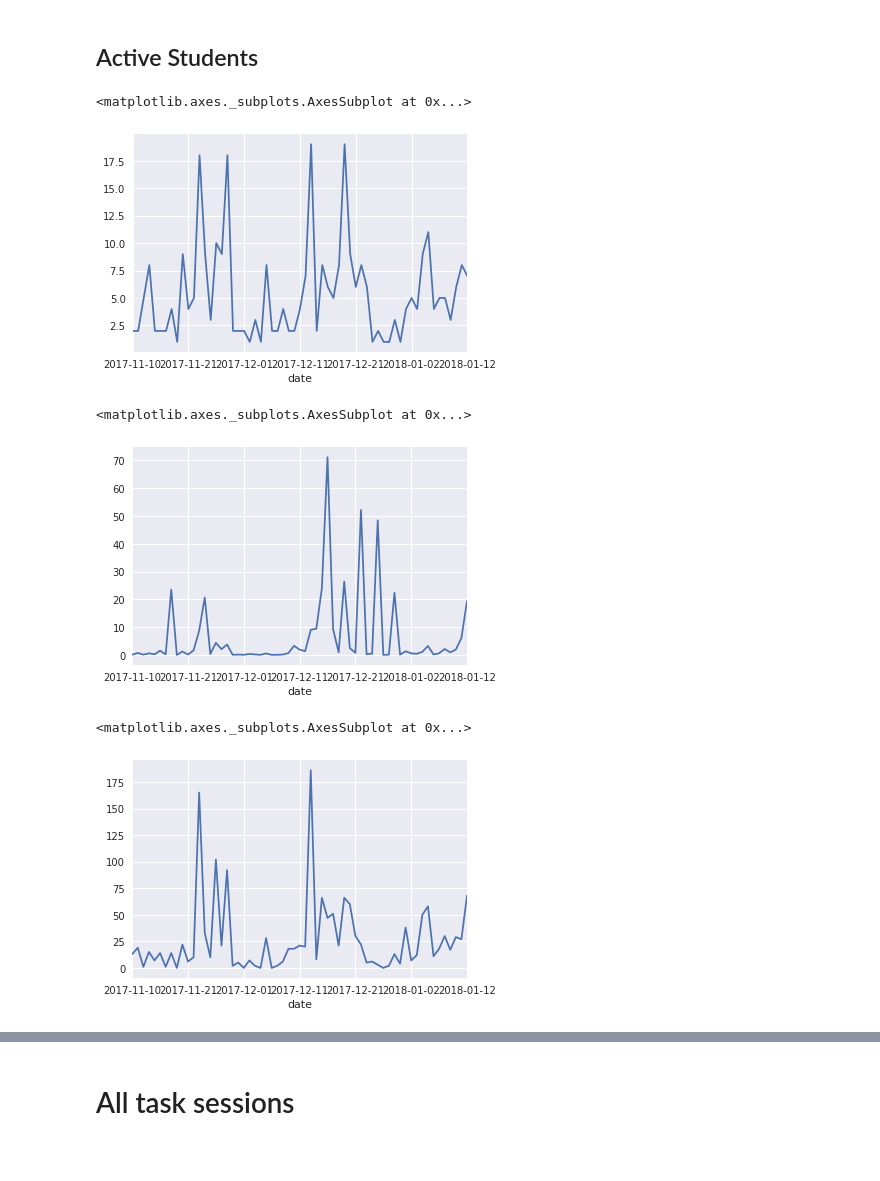
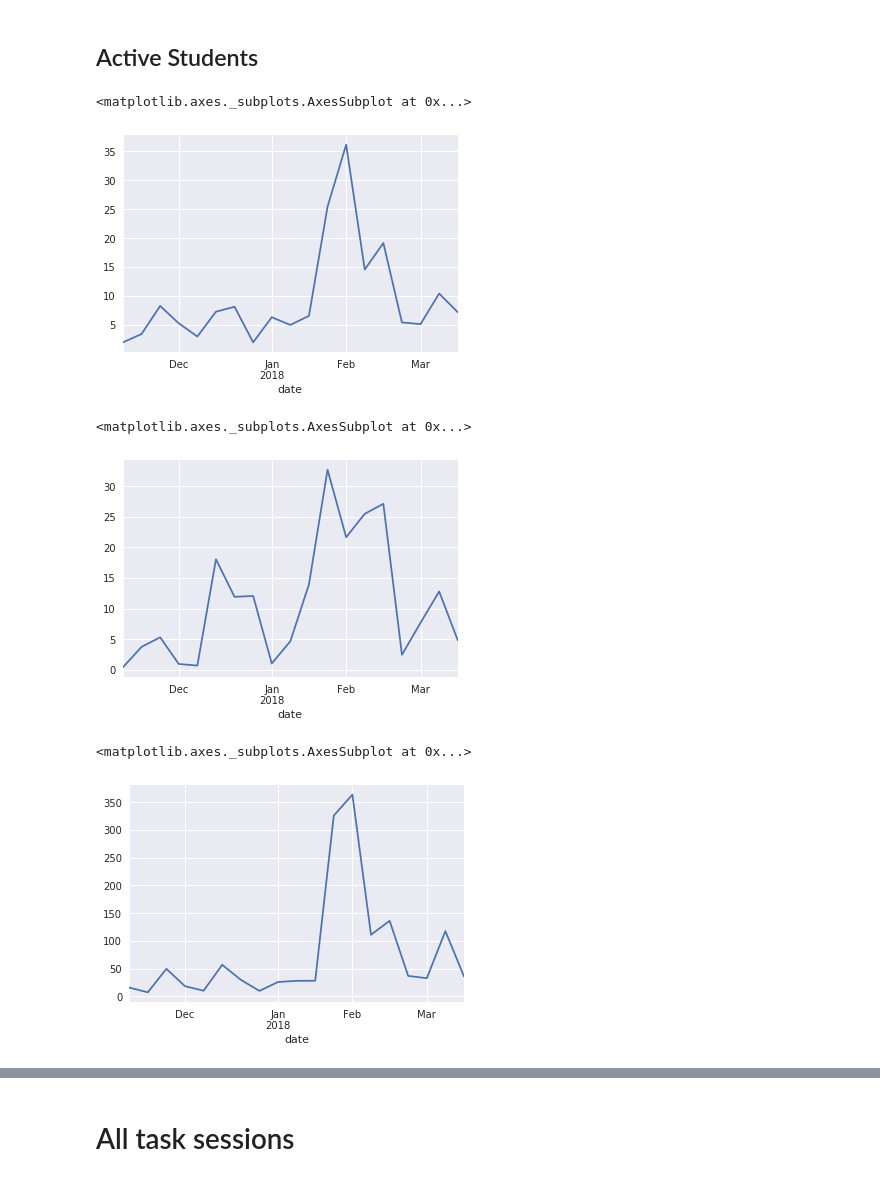
Before and after one commit to adaptive-learning/robomission, a Jupyter notebook: backend/monitoring/notebooks/monitoring_template.ipynb, the cells around one changed output, grey strips where cells are left out. Drawn from its saved outputs; the diff is of its cells as text; code cells hidden in the pictures.

```diff
--- a/backend/monitoring/notebooks/monitoring_template.ipynb
+++ b/backend/monitoring/notebooks/monitoring_template.ipynb
@@ -16,5 +16,5 @@ sns.set()
 pd.options.display.float_format = '{:.2f}'.format
 # %%
 # Load data from local cache, fetch and store if not available.
-data = get_production_data('2018-01-13')
+data = get_production_data('2018-03-22')
 # %% [output]
@@ -33,21 +37,22 @@ metrics = pd.DataFrame(OrderedDict(
     solved_count=grouped_ts.solved.sum(),
     success_rate=grouped_ts.solved.mean(),
 )).sort_index()
+metrics.index = pd.to_datetime(metrics.index)
 # %% [markdown]
 ## Active Students
 # %%
-metrics.active_students.plot()
+metrics.active_students.resample('1W').mean().plot()
 # %% [output]
 <matplotlib.axes._subplots.AxesSubplot at 0x...>
-[figure, old version]
+[figure, new version]
 # %%
-metrics.solving_hours.plot()
+metrics.solving_hours.resample('1W').mean().plot()
 # %% [output]
 <matplotlib.axes._subplots.AxesSubplot at 0x...>
-[figure, old version]
+[figure, new version]
 # %%
-metrics.solved_count.plot()
+metrics.solved_count.resample('1W').mean().plot()
 # %% [output]
 <matplotlib.axes._subplots.AxesSubplot at 0x...>
-[figure, old version]
+[figure, new version]
 # %%
```
Also changed, not shown: parts of 10 cells of this notebook, 1 other file.
